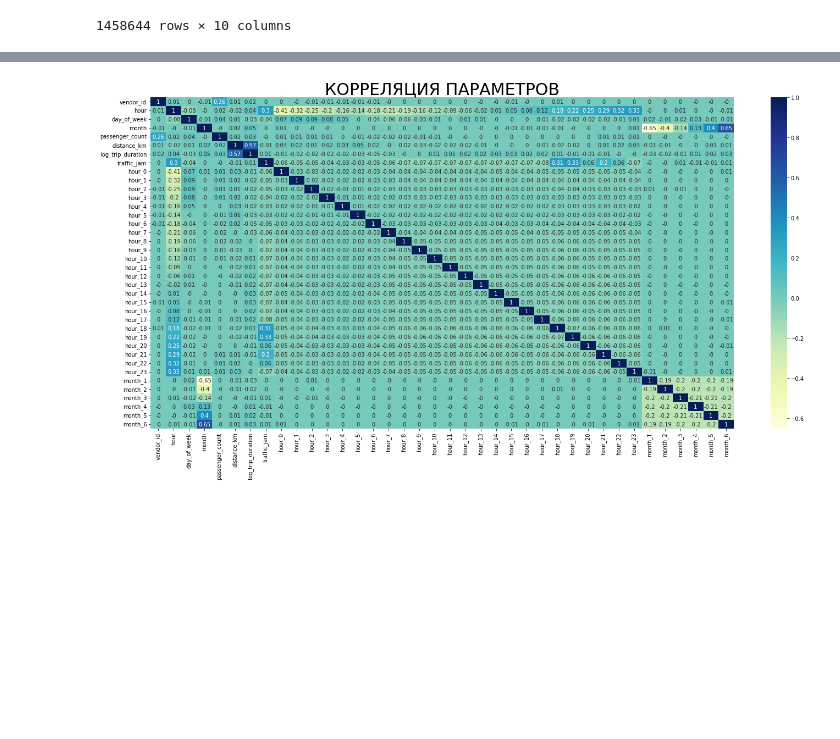
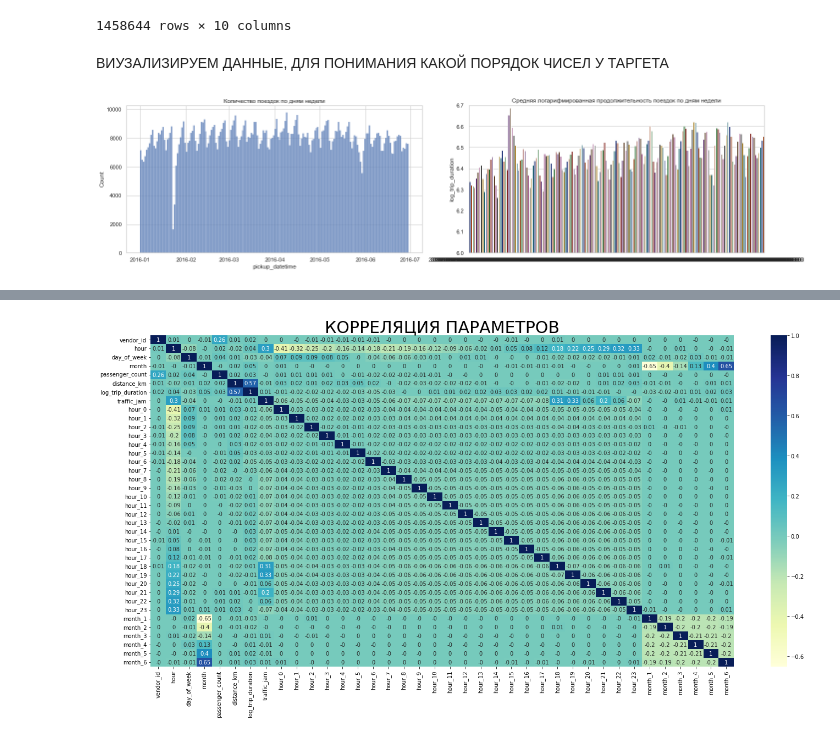
Before and after one commit to AlexanderGithubProfile/TEMP_WORKING_REPOSITORY, a Jupyter notebook: karpov_start_ml_course.ipynb, the cells around one changed output, grey strips where cells are left out. Cells and saved outputs as stored; diff of their text form; code cells hidden in the pictures; blank space fills up the shorter version.

```diff
--- a/karpov_start_ml_course.ipynb
+++ b/karpov_start_ml_course.ipynb
@@ -879,3 +879,25 @@ taxi_dataset
 | 1458642 | id2714485 | 1 | 2016-01-05 15:56:26 | 2016-01-05 16:02:39 | 1 | -73.982079 | ... |
 | 1458643 | id1209952 | 1 | 2016-04-05 14:44:25 | 2016-04-05 14:47:43 | 1 | -73.979538 | ... |
 1458644 rows × 10 columns
+# %% [markdown]
+ВИУЗАЛИЗИРУЕМ ДАННЫЕ, ДЛЯ ПОНИМАНИЯ КАКОЙ ПОРЯДОК ЧИСЕЛ У ТАРГЕТА
+# %%
+#Проанализируем распределение заказов по дням для понимания общего порядка чисел
+fig = plt.figure()
+fig.set_size_inches(20,5)
+taxi_dataset[['pickup_datetime','dropoff_datetime']] = taxi_dataset[['pickup_datetime','dropoff_datetime']].astype('datetime64[D]')
+ax_1 = fig.add_subplot(1,2,1)
+sns.histplot(taxi_dataset.pickup_datetime, bins=taxi_dataset.pickup_datetime.nunique(), palette='whitegrid')
+ax_2 = fig.add_subplot(1,2,2)
+temp = data_to_plot.sort_values('pickup_datetime').groupby('pickup_datetime', as_index=False)['log_trip_duration'].mean()
+sns.barplot(x=sorted(list(temp.pickup_datetime.unique())),
+        y=temp.log_trip_duration, palette='dark')
+
+plt.ylim((6, 6.7))
+fig.tight_layout()
+ax_1.set(title = 'Количество поездок по дням недели')
+ax_2.set(title = 'Средняя логарифмированная продолжительность поездок по дням недели')
+
+plt.show()
+# %% [output]
+[figure, added]
```
Also changed, not shown: parts of 8 cells of this notebook.
